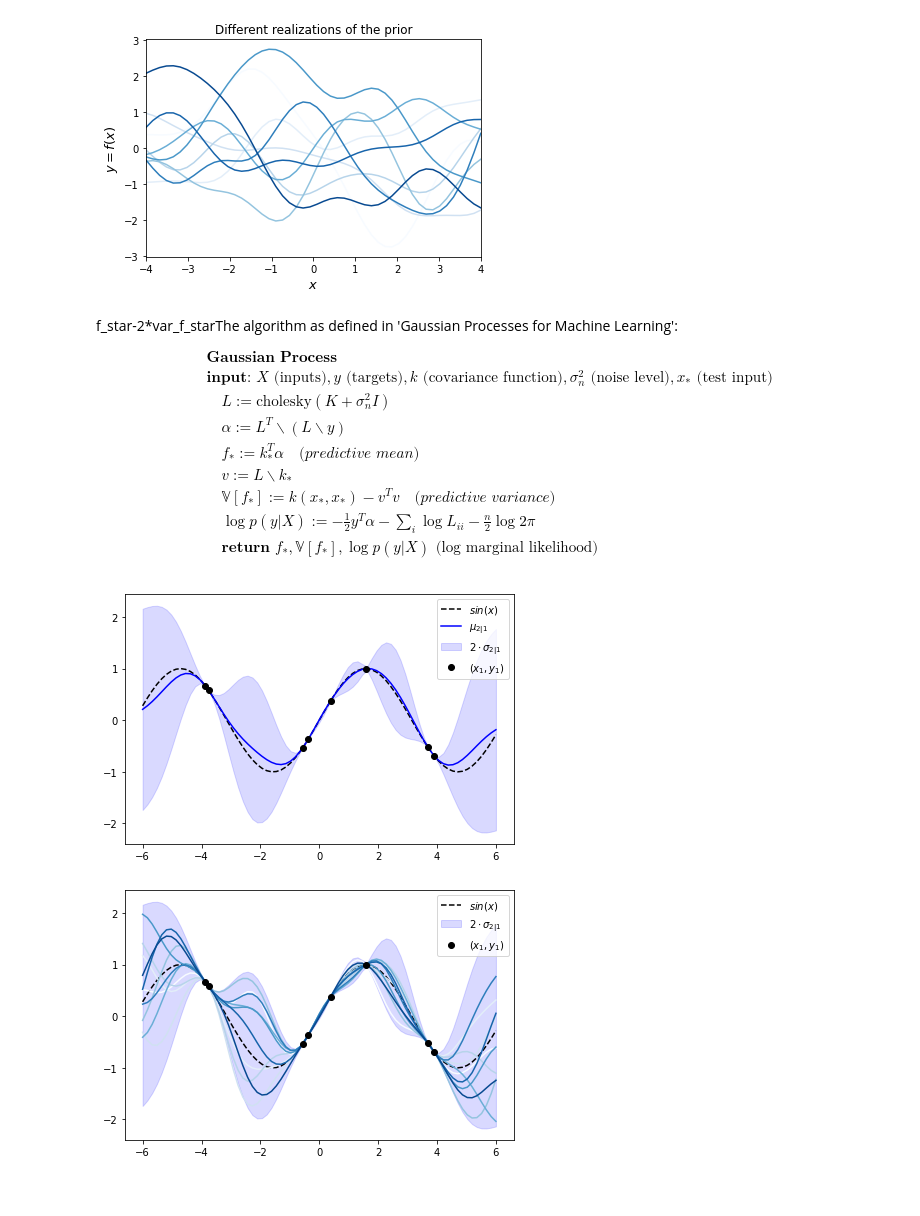
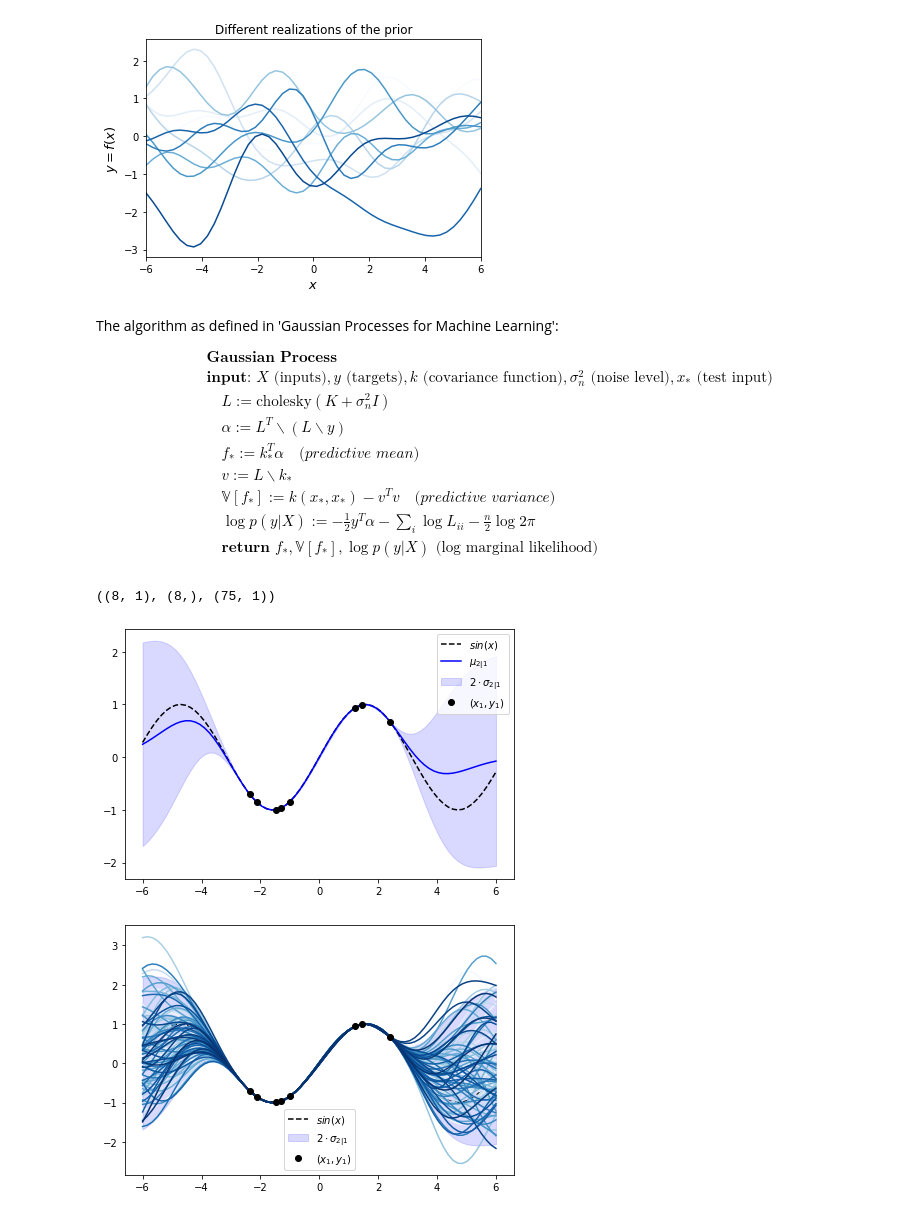
Before and after one commit to RobvanGastel/optimization-ml, a Jupyter notebook: Gaussian_process.ipynb, the cells around one changed output. Cells and saved outputs as stored; diff of their text form; code cells hidden in the pictures.

```diff
--- a/Gaussian_process.ipynb
+++ b/Gaussian_process.ipynb
@@ -8,12 +10,12 @@ import matplotlib.pyplot as plt
 # %%
 def exponentiated_quadratic(xa, xb, length_scale=1):
     sq_norm = -0.5 * scipy.spatial.distance.cdist(xa, xb, 'sqeuclidean')
-    return np.exp(sq_norm)
+    return np.exp(sq_norm / 2*length_scale**2)
 
 n = 50
 num_f = 10
 
-X = np.expand_dims(np.linspace(-4, 4, n), 1)
+X = np.expand_dims(np.linspace(-6, 6, n), 1)
 # Kernel based on the datapoints
 sigma = exponentiated_quadratic(X, X)
 
@@ -30,12 +32,12 @@ for i in range(num_f):
 plt.xlabel('$x$', fontsize=13)
 plt.ylabel('$y = f(x)$', fontsize=13)
 plt.title('Different realizations of the prior')
-plt.xlim([-4, 4])
+plt.xlim([-6, 6])
 plt.show()
 # %% [output]
-[figure, old version]
+[figure, new version]
 # %% [markdown]
-f_star-2*var_f_starThe algorithm as defined in 'Gaussian Processes for Machine Learning':
+The algorithm as defined in 'Gaussian Processes for Machine Learning':
 
 $$
 \begin{array}{l}
@@ -51,18 +53,22 @@ $$
 \end{array}
 $$
 # %%
-f_sin = lambda x: (np.sin(x)).flatten()
+def generate_sin(n=8, n_=75, domain=(-6, 6)):
+    f_sin = lambda x: (np.sin(x)).flatten()
 
-n = 8
-n_ = 75
-domain = (-6, 6)
+    # Sample training samples (X1, y1)
+    X1 = np.random.uniform(domain[0]+2, domain[1]-2, size=(n, 1))
+    y1 = f_sin(X1)
 
-# Sample training samples (X1, y1)
-X1 = np.random.uniform(domain[0]+2, domain[1]-2, size=(n, 1))
-y1 = f_sin(X1)
+    # Test samples
+    X2 = np.linspace(domain[0], domain[1], n_).reshape(-1, 1)
+    return f_sin, X1, y1, X2
 
-# Test samples
-X2 = np.linspace(domain[0], domain[1], n_).reshape(-1, 1)
+f_sin, X1, y1, X2 = generate_sin()
+
+X1.shape, y1.shape, X2.shape
+# %% [output]
+((8, 1), (8,), (75, 1))
 # %%
 class GaussianProcess:
     def __init__(self, kernel, noise_sigma: float = 0.0, length_scale: float = 1.0):
@@ -89,7 +95,9 @@ class GaussianProcess:
 
 GP = GaussianProcess(kernel=exponentiated_quadratic)
 
-GP.fit(X1, y1)
+# Number of samples to display
+M = 8
+GP.fit(X1[:M], y1[:M])
 mean, cov = GP.predict(X2)
 # %%
 def plot_fit(mean, cov, X, y, f_true, X_):
@@ -104,32 +112,36 @@ def plot_fit(mean, cov, X, y, f_true, X_):
     plt.legend()
     plt.tight_layout()
 
-plot_fit(mean, cov, X=X1, y=y1, X_=X2, f_true=f_sin)
+plot_fit(mean, cov, X=X1[:M], y=y1[:M], X_=X2, f_true=f_sin)
 # %% [output]
-[figure, old version]
+[figure, new version]
 # %%
 # Number of functions to sample from the posterior
-num_f = 10
+num_f = 100
 y_pred = np.random.multivariate_normal(mean, cov, size=num_f)
 
 def plot_posterior(mean, cov, X, y, f_true, X_):
     var = np.sqrt(np.diag(cov))
 
     plt.plot(X_, f_true(X_), 'k--', label='$sin(x)$')
     plt.fill_between(X_[:, 0].flat, mean-2*var, mean+2*var,
         color='b', alpha=0.15, label='$2 \cdot \sigma_{2|1}$')
+
+    # Colors
+    cmap = matplotlib.colormaps.get_cmap('Blues')
+    colors = [cmap(i/num_f) for i in range(num_f)]
 
     for i in range(y_pred.shape[0]):
         plt.plot(X_, y_pred[i].T, color=colors[i])
 
     plt.plot(X, y, 'ko', linewidth=2, label='$(x_1, y_1)$')
     plt.legend()
     plt.tight_layout()
 
 
 plot_posterior(mean, cov, X1, y1, f_sin, X2)
 # %% [output]
-[figure, old version]
+[figure, new version]
 # %% [markdown]
 How much difference is there between using the cholesky decomposition versus naive matrix inversion?
 
```
Also changed, not shown: parts of 12 cells of this notebook.
